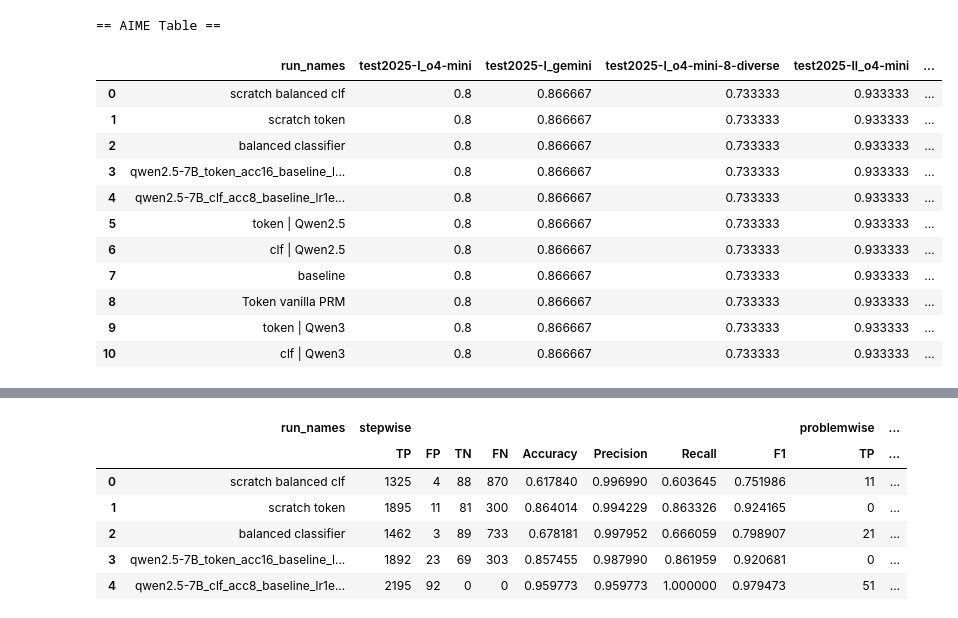
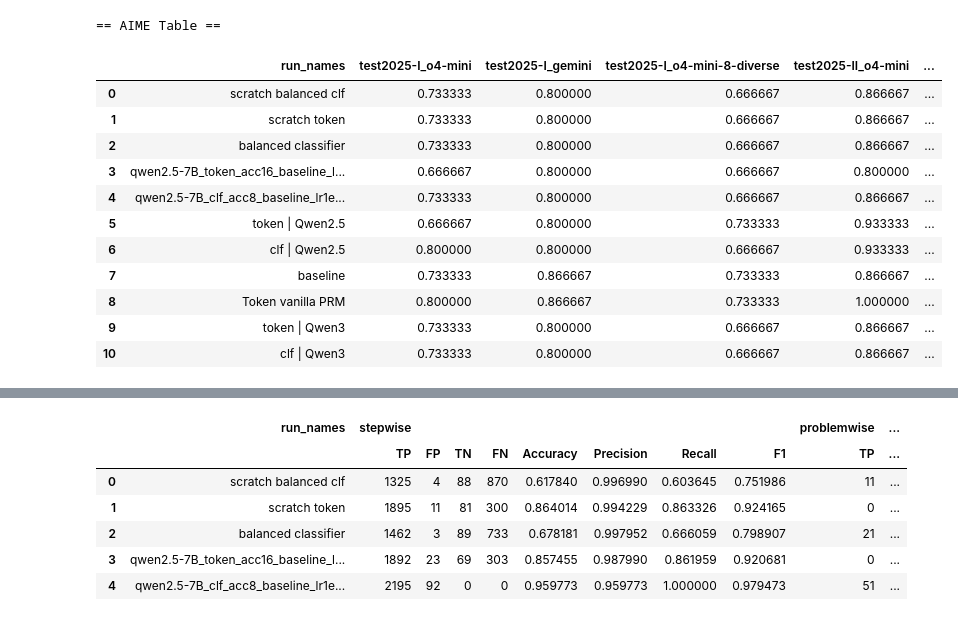
Before and after one commit to FrozenWolf-Cyber/Math-PRM, a Jupyter notebook: prm800k_analysis.ipynb, the cells around one changed output, grey strips where cells are left out. Saved outputs shown, nothing was run; the diff lists cells and outputs as text; code cells hidden in the pictures.

```diff
--- a/prm800k_analysis.ipynb
+++ b/prm800k_analysis.ipynb
@@ -12,7 +41,9 @@ from IPython.display import display
 # %%
+
 import re
 path = "/home/frozenwolf/Desktop/long_new2.txt"
 path_prm = "/home/frozenwolf/Desktop/prm_last_step.txt"
+path_aime_log = "/home/frozenwolf/Desktop/aime_log.txt"
 run_names_manual = ['BaselinePRM', 'token | Qwen2.5', 'clf | Qwen2.5', 'token | Qwen3', 'clf | Qwen3', 'trained | token | Qwen2.5', 'trained| clf | Qwen2.5']
 
 import re
@@ -21,11 +52,15 @@ import re
 with open(path) as f:
     log_text = f.read()
 
+aime_log_text = open(path_aime_log).read()
+
 # 1. Extract all RUN names
 run_names = re.findall(r"Running:\s*(.*)", log_text)
 run_names_prm = re.findall(r"Running:\s*(.*)", open(path_prm).read())
+run_names_aime = re.findall(r"Running:\s*(.*)", open(path_aime_log).read())
 
 assert run_names == run_names_prm, "RUN names from both logs should match!"
+assert run_names == run_names_aime, "RUN names from all logs should match!"
 
 def map_run(run_names):
     dict = { "whole-sky": "scratch balanced clf",
@@ -66,7 +101,7 @@ prm_problemwise_accuracies = re.findall(
 
 # 4. Extract all AIME entries (model_path, dataset, score)
 aime_entries = re.findall(
-    r"Model\s+(.*?)\s+on dataset\s+(.*?)\s+has score\s+([0-9.]+)", log_text
+    r"Model\s+(.*?)\s+on dataset\s+(.*?)\s+has score\s+([0-9.]+)", aime_log_text
 )
 
 # # --- Display Results ---
@@ -152,32 +187,57 @@ Mapped RUN Names: ['scratch balanced clf', 'scratch token', 'balanced classifier
 # %%
 # AIME Table
 aime_data = []
 for group in aime_groups:
     row = {}
     for model, dataset, score in group:
         model_name = model.split("/")[-1]
         col_name = f"{dataset}_{model_name}"
         row[col_name] = float(score)
     aime_data.append(row)
 
 df_aime = pd.DataFrame(aime_data)
 df_aime.insert(0, 'run_names', run_names)
 print("== AIME Table ==")
+
+numeric_cols = [
+ ('test2025-I', 'o4-mini',),
+ ('test2025-I', 'gemini',),
+ ('test2025-I', 'o4-mini-8-diverse',),
+ ('test2025-II', 'o4-mini',),
+ ('test2025-II', 'gemini',),
+ ('test2025-II', 'o4-mini-8-diverse'),
+]
+
+numeric_cols_I = [
+ ('test2025-I', 'gemini',),
+  ('test2025-II', 'gemini',),
+
+]
+
+numeric_cols_II = [
+         ('test2025-I', 'o4-mini',),
+     ('test2025-I', 'o4-mini-8-diverse',),
+ ('test2025-II', 'o4-mini',),
+ ('test2025-II', 'o4-mini-8-diverse'),
+]
+
+
+
 df_aime
 # %% [output]
 == AIME Table ==
 |  | run_names | test2025-I_o4-mini | test2025-I_gemini | test2025-I_o4-mini-8-diverse | test2025-II_o4-mini | ... |
-| 0 | scratch balanced clf | 0.8 | 0.866667 | 0.733333 | 0.933333 | ... |
-| 1 | scratch token | 0.8 | 0.866667 | 0.733333 | 0.933333 | ... |
-| 2 | balanced classifier | 0.8 | 0.866667 | 0.733333 | 0.933333 | ... |
-| 3 | qwen2.5-7B_token_acc16_baseline_l... | 0.8 | 0.866667 | 0.733333 | 0.933333 | ... |
-| 4 | qwen2.5-7B_clf_acc8_baseline_lr1e... | 0.8 | 0.866667 | 0.733333 | 0.933333 | ... |
-| 5 | token | Qwen2.5 | 0.8 | 0.866667 | 0.733333 | 0.933333 | ... |
-| 6 | clf | Qwen2.5 | 0.8 | 0.866667 | 0.733333 | 0.933333 | ... |
-| 7 | baseline | 0.8 | 0.866667 | 0.733333 | 0.933333 | ... |
-| 8 | Token vanilla PRM | 0.8 | 0.866667 | 0.733333 | 0.933333 | ... |
-| 9 | token | Qwen3 | 0.8 | 0.866667 | 0.733333 | 0.933333 | ... |
-| 10 | clf | Qwen3 | 0.8 | 0.866667 | 0.733333 | 0.933333 | ... |
+| 0 | scratch balanced clf | 0.733333 | 0.800000 | 0.666667 | 0.866667 | ... |
+| 1 | scratch token | 0.733333 | 0.800000 | 0.666667 | 0.866667 | ... |
+| 2 | balanced classifier | 0.733333 | 0.800000 | 0.666667 | 0.866667 | ... |
+| 3 | qwen2.5-7B_token_acc16_baseline_l... | 0.666667 | 0.800000 | 0.666667 | 0.800000 | ... |
+| 4 | qwen2.5-7B_clf_acc8_baseline_lr1e... | 0.733333 | 0.800000 | 0.666667 | 0.866667 | ... |
+| 5 | token | Qwen2.5 | 0.666667 | 0.800000 | 0.733333 | 0.933333 | ... |
+| 6 | clf | Qwen2.5 | 0.800000 | 0.800000 | 0.666667 | 0.933333 | ... |
+| 7 | baseline | 0.733333 | 0.866667 | 0.733333 | 0.866667 | ... |
+| 8 | Token vanilla PRM | 0.800000 | 0.866667 | 0.733333 | 1.000000 | ... |
+| 9 | token | Qwen3 | 0.733333 | 0.800000 | 0.666667 | 0.866667 | ... |
+| 10 | clf | Qwen3 | 0.733333 | 0.800000 | 0.666667 | 0.866667 | ... |
 # %%
 import pandas as pd
 
```
Also changed, not shown: parts of 5 cells of this notebook, 2 other files.
